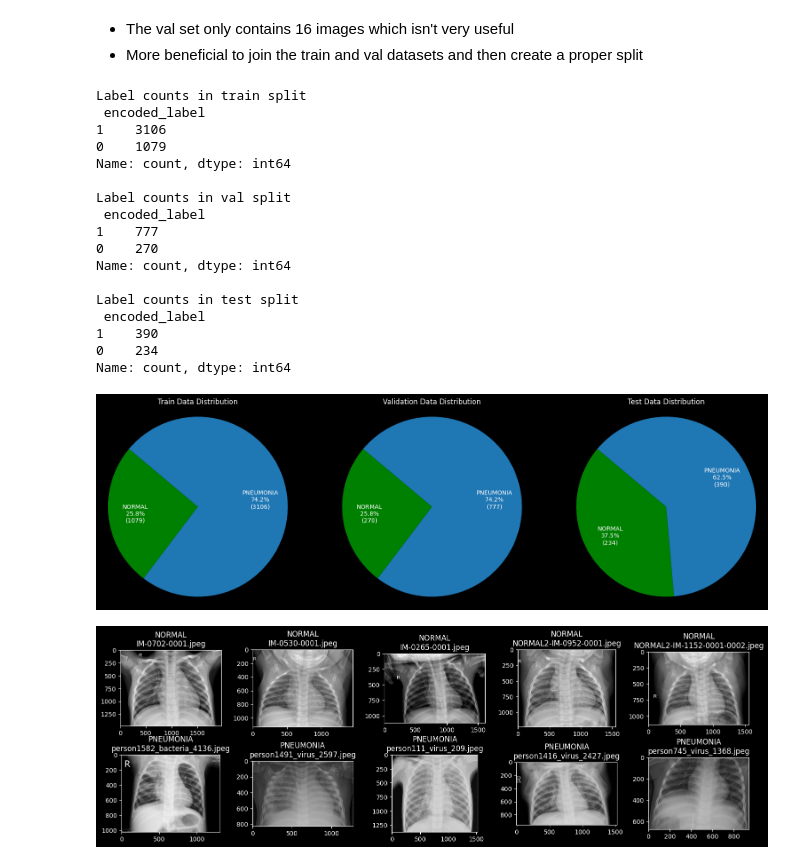
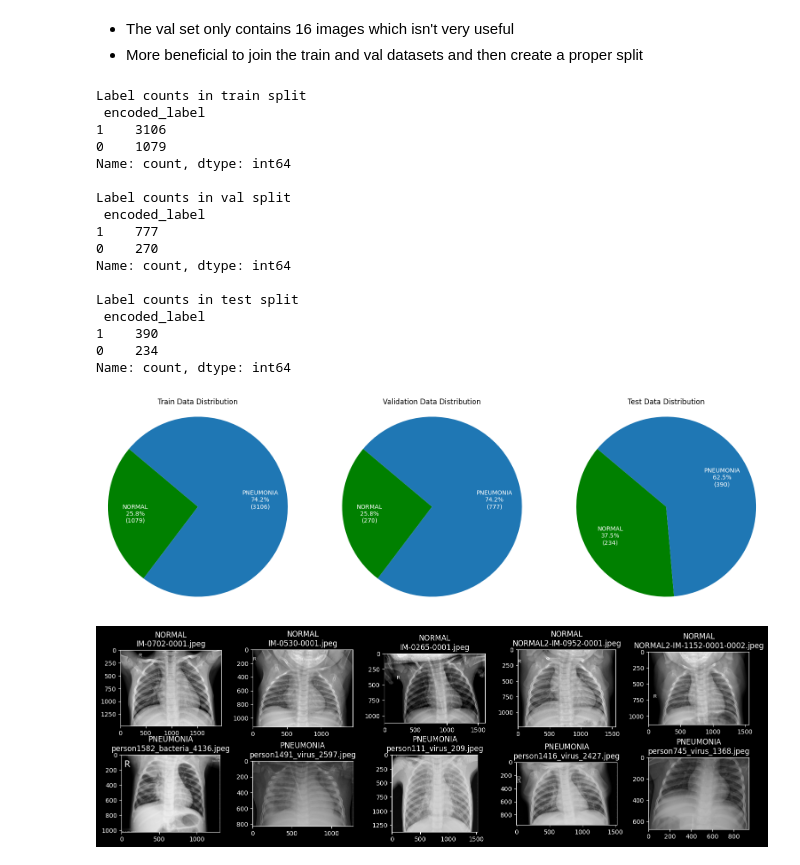
Before and after one commit to olivermarketos/Interpretability_and_Explainability, a Jupyter notebook: Q2_1_Exploratory_data_analysis.ipynb, the cells around one changed output. Drawn from its saved outputs; the diff is of its cells as text; code cells hidden in the pictures.

```diff
--- a/Q2_1_Exploratory_data_analysis.ipynb
+++ b/Q2_1_Exploratory_data_analysis.ipynb
@@ -7,6 +7,7 @@ from PIL import Image
 import pandas as pd
 import seaborn as sns
 from sklearn.model_selection import train_test_split
+plt.style.use('default')
 # %%
 DATASET_DIR = Path("data/")
 CLASS_NAMES = ["NORMAL", "PNEUMONIA"]
@@ -104,34 +105,38 @@ def plot_pie(ax, data, title):
     for i, autotext in enumerate(autotexts):
         pct = counts[i] / total * 100
         autotext.set_text(f"{CLASS_NAMES[i]}\n{pct:.1f}%\n({counts[i]})")
     ax.set_title(title, color='white')
     ax.axis('equal')
     [t.set_color('white') for t in autotexts]
 
 plot_pie(axes[0], train_df, "Train Data Distribution")
+axes[0].set_title("Train Data Distribution", color='black')
 plot_pie(axes[1], val_df, "Validation Data Distribution")
+axes[1].set_title("Validation Data Distribution", color='black')
 plot_pie(axes[2], test_data_df, "Test Data Distribution")
+axes[2].set_title("Test Data Distribution", color='black')
+plt.savefig("output/data_distribution.png", dpi=300, bbox_inches='tight')
 
 plt.show()
 # %% [output]
 Label counts in train split
  encoded_label
 1    3106
 0    1079
 Name: count, dtype: int64
 
 Label counts in val split
  encoded_label
 1    777
 0    270
 Name: count, dtype: int64
 
 Label counts in test split
  encoded_label
 1    390
 0    234
 Name: count, dtype: int64
-[figure, old version]
+[figure, new version]
 # %%
 # save the dataframes to csv files
 train_df.to_csv("data/train_data.csv", index=False)
```
Also changed, not shown: parts of 1 cell of this notebook, 13 other files.
